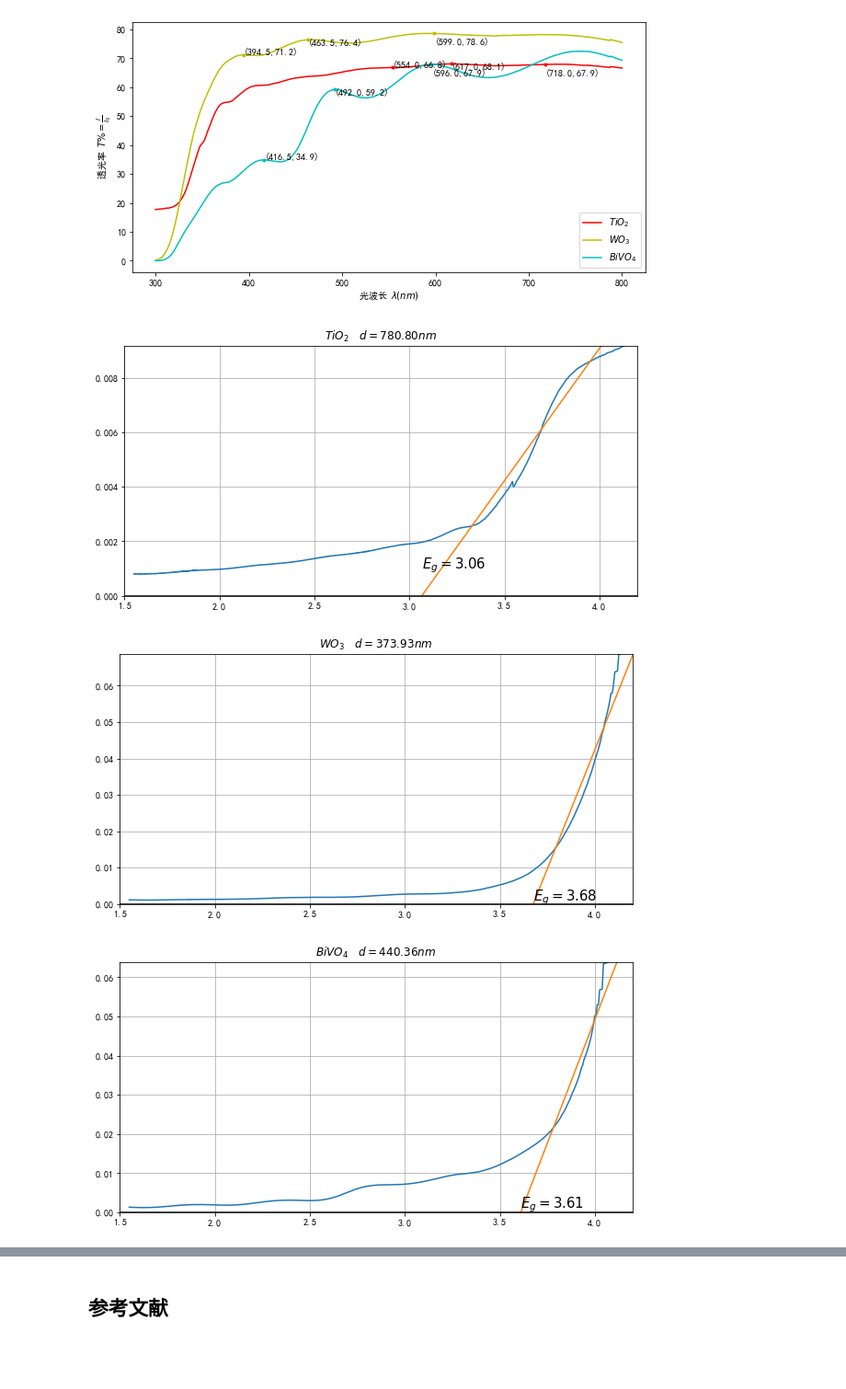
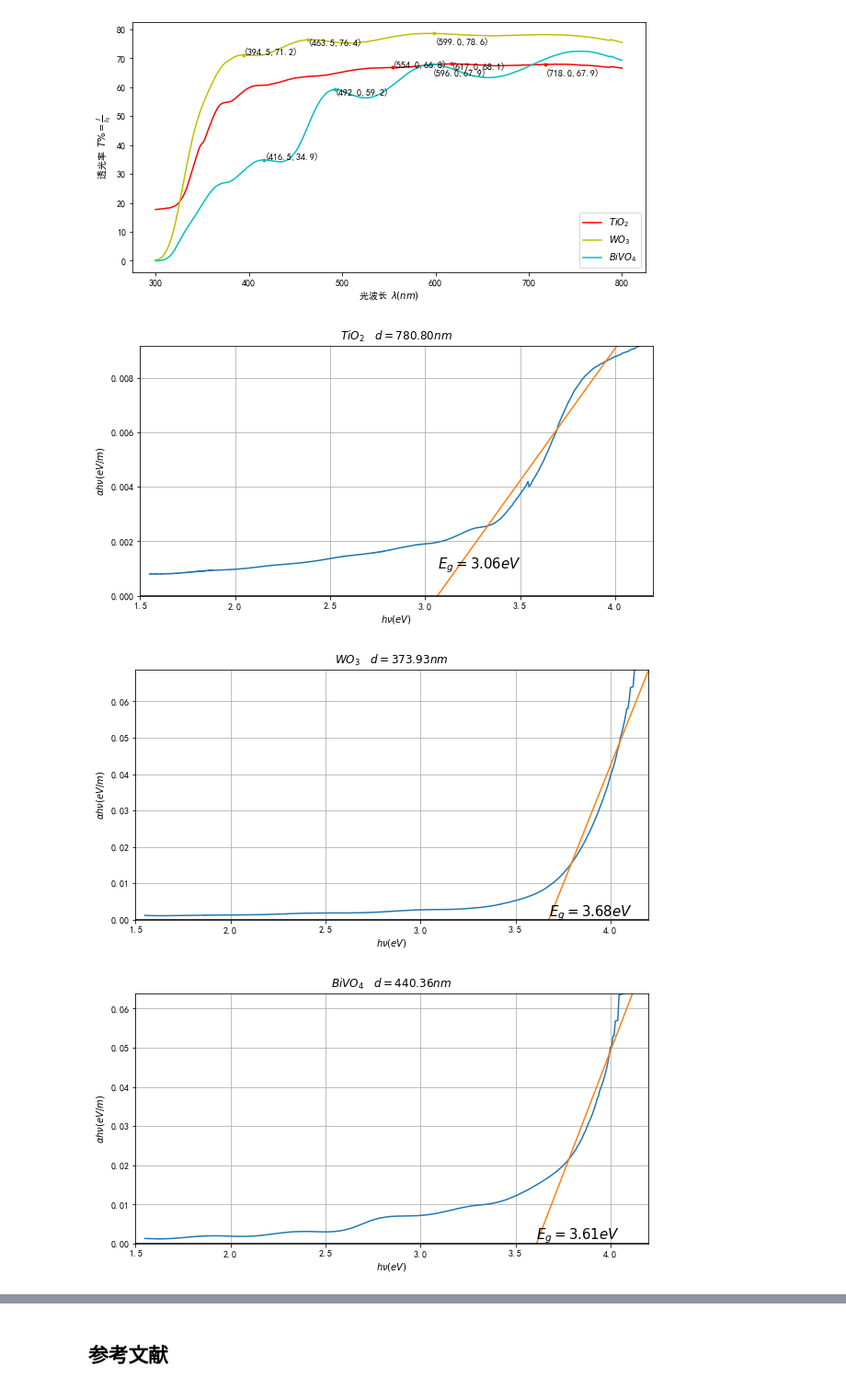
Before and after one commit to tsaihsiaoyi/Jupyter, a Jupyter notebook: Experimental_data/Fenguang.ipynb, the cells around one changed output, grey strips where cells are left out. Shown: that part at 92% size. Drawn from its saved outputs; the diff is of its cells as text; code cells hidden in the pictures; blank space fills up the shorter version.

```diff
--- a/Experimental_data/Fenguang.ipynb
+++ b/Experimental_data/Fenguang.ipynb
@@ -113,35 +113,37 @@ for i in range(3):
     plt.figure(figsize=[10,5])
     xy=data_lis_2[i].values.T
     x=xy[0]
     y=signal.savgol_filter(xy[1],53,10)
     peaks=signal.find_peaks(y,prominence=0.05,height=30)
     peaks_x=[x[i] for i in peaks[0]]
     lambda1,lambda2,lambda3=peaks_x[-1:-4:-1]
     d1=lambda1*lambda2/(2*np.pi*(lambda2-lambda1))
     d2=lambda2*lambda3/(2*np.pi*(lambda3-lambda2))
     d_avg=np.average([d1,d2])
     plt.title('$%s\ \ \ d=%.2fnm$'%(name_lis_2[i],d_avg))
     a_i=-np.log(xy[1]/100)/d_avg
     y=a_i*constants.h*constants.c/x/1e-9/constants.eV
     x=constants.h*constants.c/x/1e-9/constants.eV
     x=np.delete(x,np.where(y==np.inf))
     y=np.delete(y,np.where(y==np.inf))
     plt.plot(x,y)
     xi=x[np.where(adjust_lis[i](x))]
     yi=y[np.where(adjust_lis[i](x))]
     fit_eg=np.polyfit(xi,yi,1)
     line=np.poly1d(fit_eg)
     xf=np.linspace(1,4.3,100)
     yf=np.polyval(fit_eg,xf)
     plt.plot(xf,yf)
     plt.plot(np.linspace(1,5,500),[0]*500,color='k')
     plt.xlim(1.5,4.2)
     plt.ylim(0,np.max(y))
-    plt.text(line.roots,0.001,s='$E_g=%.2f$'%line.roots[0],fontdict={'size':15})
+    plt.xlabel(r'$h\nu(eV)$')
+    plt.ylabel(r'$\alpha h\nu(eV/m)$')
+    plt.text(line.roots,0.001,s='$E_g=%.2feV$'%line.roots[0],fontdict={'size':15})
     plt.grid()
 plt.show()
 # %% [output]
-[figure, old version]
+[figure, new version]
-[figure, old version]
+[figure, new version]
-[figure, old version]
+[figure, new version]
 # %% [markdown]
```
Also changed, not shown: parts of 1 cell of this notebook, 10 other files.
